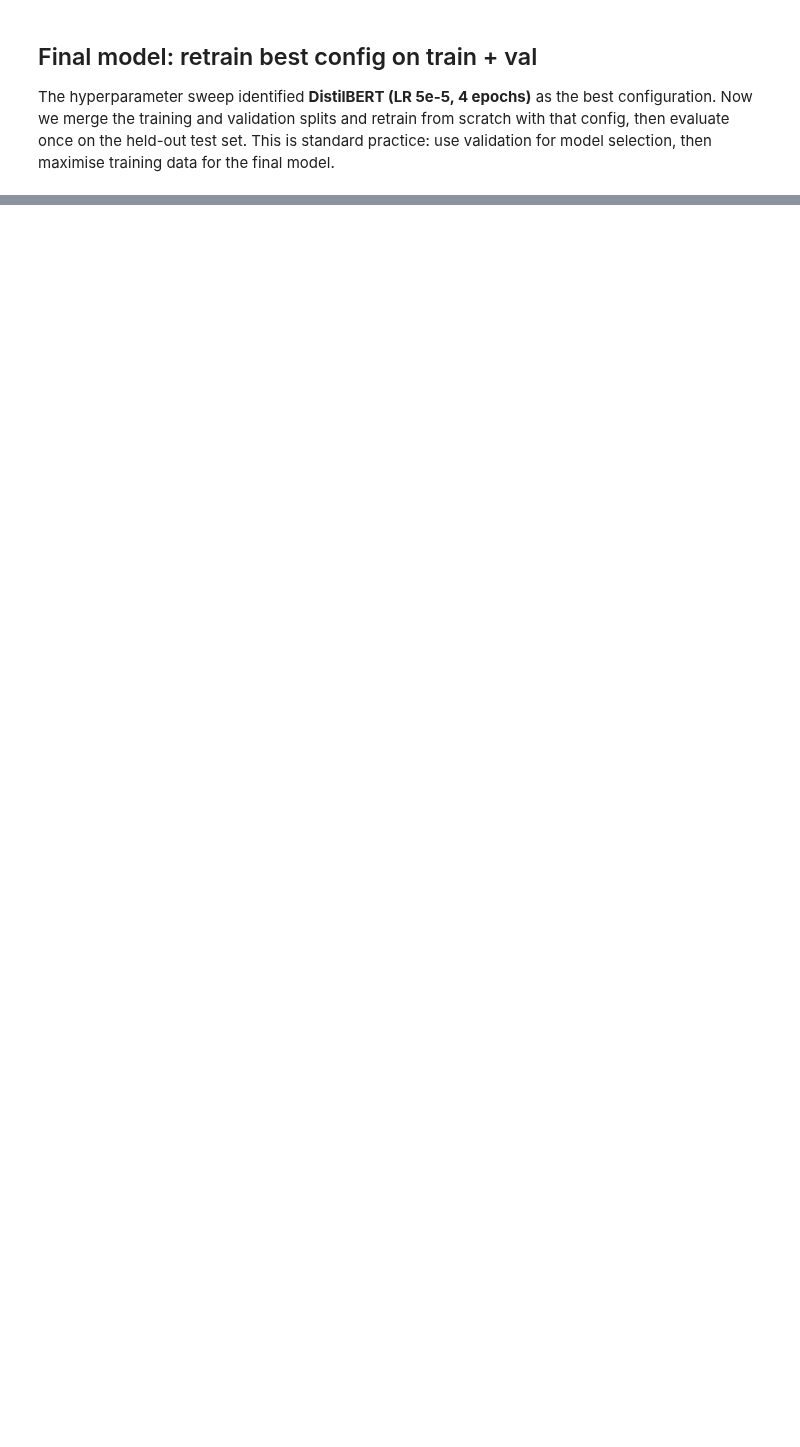
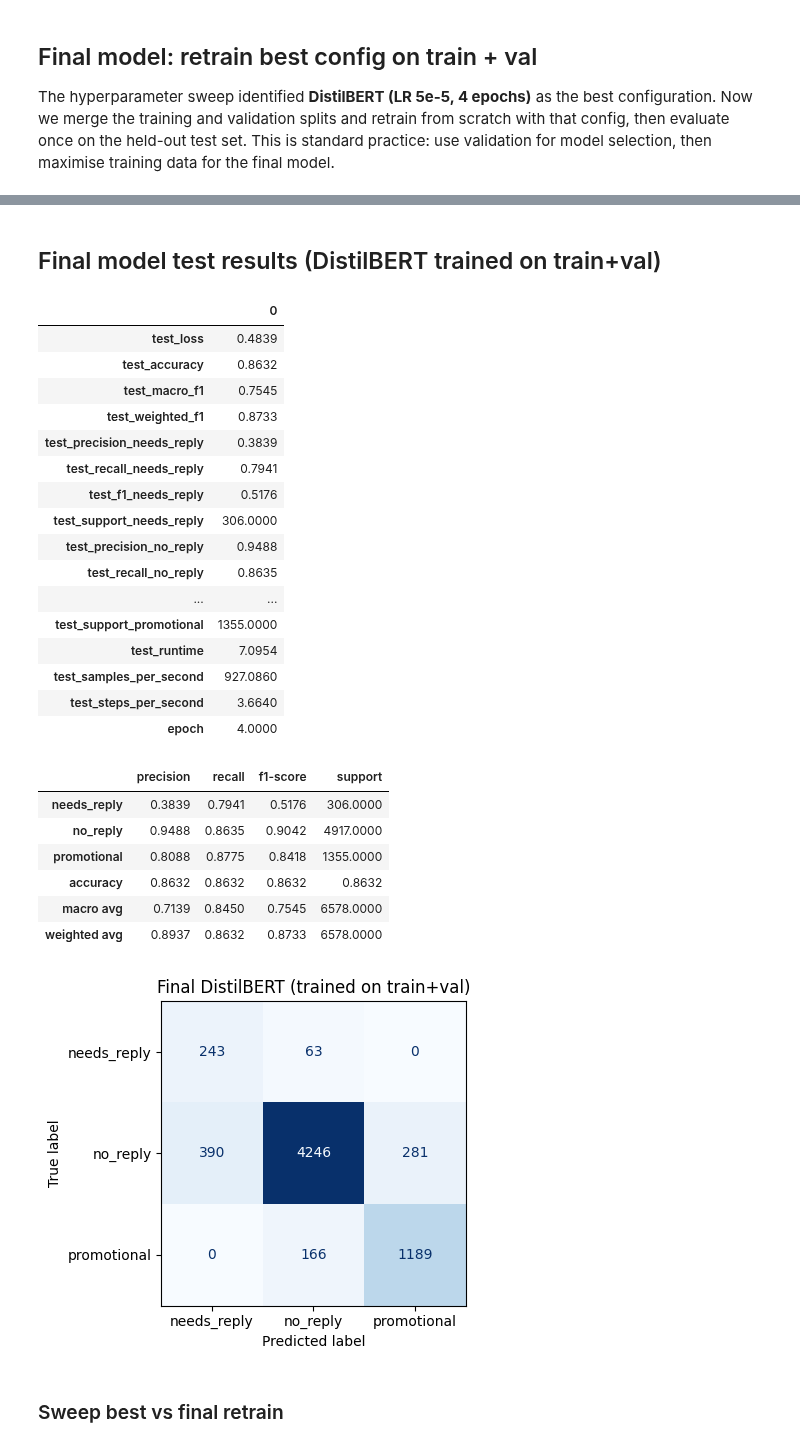
Before and after one commit to hubert-marek/cs-156-ml, a Jupyter notebook: assignment2/gpu_notebook/transformer_training.ipynb, the cells around one changed output, grey strips where cells are left out. Saved outputs shown, nothing was run; the diff lists cells and outputs as text; code cells hidden in the pictures; blank space fills up the shorter version.

```diff
--- a/assignment2/gpu_notebook/transformer_training.ipynb
+++ b/assignment2/gpu_notebook/transformer_training.ipynb
@@ -729,12 +836,12 @@ model selection, then maximise training data for the final model.
 FINAL_SPEC = {
     "display_name": "DistilBERT final (train+val)",
     "checkpoint": "distilbert-base-multilingual-cased",
-    "max_length": 256,
+    "max_length": 512,
     "learning_rate": 5e-5,
-    "train_batch_size": 64,
-    "eval_batch_size": 128,
+    "train_batch_size": 128,
+    "eval_batch_size": 256,
     "gradient_accumulation_steps": 1,
-    "num_train_epochs": 5,
+    "num_train_epochs": 4,
     "weight_decay": 0.01,
     "warmup_ratio": 0.1,
 }
@@ -806,11 +913,6 @@ trainer = WeightedTrainer(
 )
 
 trainer.train()
-try:
-    from transformers.utils.notebook import NotebookProgressCallback
-    trainer.remove_callback(NotebookProgressCallback)
-except Exception:
-    pass
 
 # ── Evaluate on held-out test set ────────────────────────────────────
 test_metrics = trainer.evaluate(encoded_test, metric_key_prefix="test")
@@ -872,3 +974,4 @@ del trainer, model, tokenizer, encoded_train_full, encoded_test, predictions
 gc.collect()
 if torch.cuda.is_available():
     torch.cuda.empty_cache()
+# %% [output]
@@ -874,0 +1015,27 @@ if torch.cuda.is_available():
+## Final model test results (DistilBERT trained on train+val)
+|  | 0 |
+| test_loss | 0.4839 |
+| test_accuracy | 0.8632 |
+| test_macro_f1 | 0.7545 |
+| test_weighted_f1 | 0.8733 |
+| test_precision_needs_reply | 0.3839 |
+| test_recall_needs_reply | 0.7941 |
+| test_f1_needs_reply | 0.5176 |
+| test_support_needs_reply | 306.0000 |
+| test_precision_no_reply | 0.9488 |
+| test_recall_no_reply | 0.8635 |
+| ... | ... |
+| test_support_promotional | 1355.0000 |
+| test_runtime | 7.0954 |
+| test_samples_per_second | 927.0860 |
+| test_steps_per_second | 3.6640 |
+| epoch | 4.0000 |
+|  | precision | recall | f1-score | support |
+| needs_reply | 0.3839 | 0.7941 | 0.5176 | 306.0000 |
+| no_reply | 0.9488 | 0.8635 | 0.9042 | 4917.0000 |
+| promotional | 0.8088 | 0.8775 | 0.8418 | 1355.0000 |
+| accuracy | 0.8632 | 0.8632 | 0.8632 | 0.8632 |
+| macro avg | 0.7139 | 0.8450 | 0.7545 | 6578.0000 |
+| weighted avg | 0.8937 | 0.8632 | 0.8733 | 6578.0000 |
+[figure, added]
+### Sweep best vs final retrain
```
Also changed, not shown: parts of 11 cells of this notebook.
